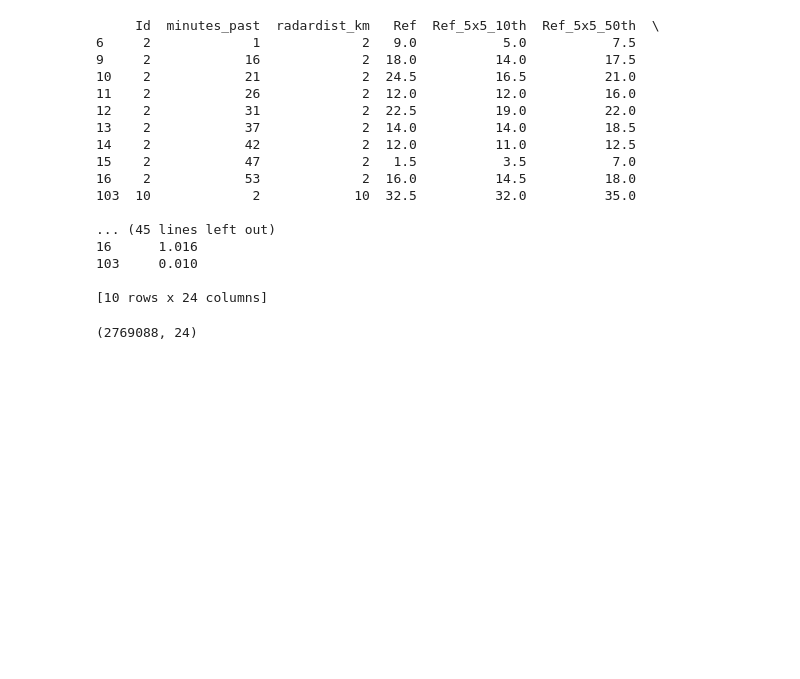
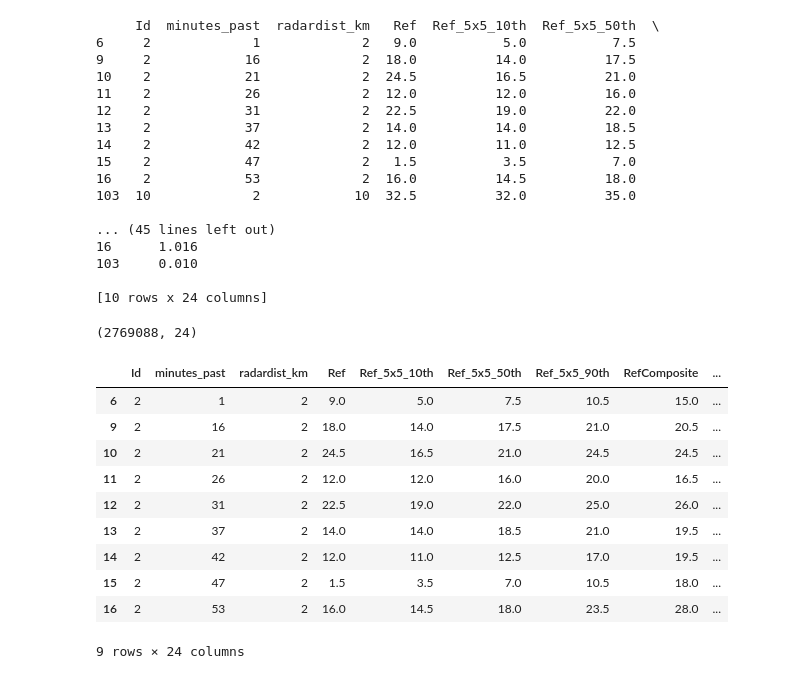
Before and after one commit to amirhamini/Learn_pandas, a Jupyter notebook: rain_data.ipynb, the cells around one changed output. Cells and saved outputs as stored; diff of their text form; code cells hidden in the pictures; blank space fills up the shorter version.

```diff
--- a/rain_data.ipynb
+++ b/rain_data.ipynb
@@ -74,3 +74,17 @@ print df_nan_dropped.iloc[0:10]
 print df_nan_dropped.shape
 # %% [output]
 (2769088, 24)
+# %%
+df_nan_dropped.iloc[0:9]
+# %% [output]
+|  | Id | minutes_past | radardist_km | Ref | Ref_5x5_10th | Ref_5x5_50th | Ref_5x5_90th | RefComposite | ... |
+| 6 | 2 | 1 | 2 | 9.0 | 5.0 | 7.5 | 10.5 | 15.0 | ... |
+| 9 | 2 | 16 | 2 | 18.0 | 14.0 | 17.5 | 21.0 | 20.5 | ... |
+| 10 | 2 | 21 | 2 | 24.5 | 16.5 | 21.0 | 24.5 | 24.5 | ... |
+| 11 | 2 | 26 | 2 | 12.0 | 12.0 | 16.0 | 20.0 | 16.5 | ... |
+| 12 | 2 | 31 | 2 | 22.5 | 19.0 | 22.0 | 25.0 | 26.0 | ... |
+| 13 | 2 | 37 | 2 | 14.0 | 14.0 | 18.5 | 21.0 | 19.5 | ... |
+| 14 | 2 | 42 | 2 | 12.0 | 11.0 | 12.5 | 17.0 | 19.5 | ... |
+| 15 | 2 | 47 | 2 | 1.5 | 3.5 | 7.0 | 10.5 | 18.0 | ... |
+| 16 | 2 | 53 | 2 | 16.0 | 14.5 | 18.0 | 23.5 | 28.0 | ... |
+9 rows × 24 columns
```
Also changed, not shown: parts of 5 cells of this notebook.
